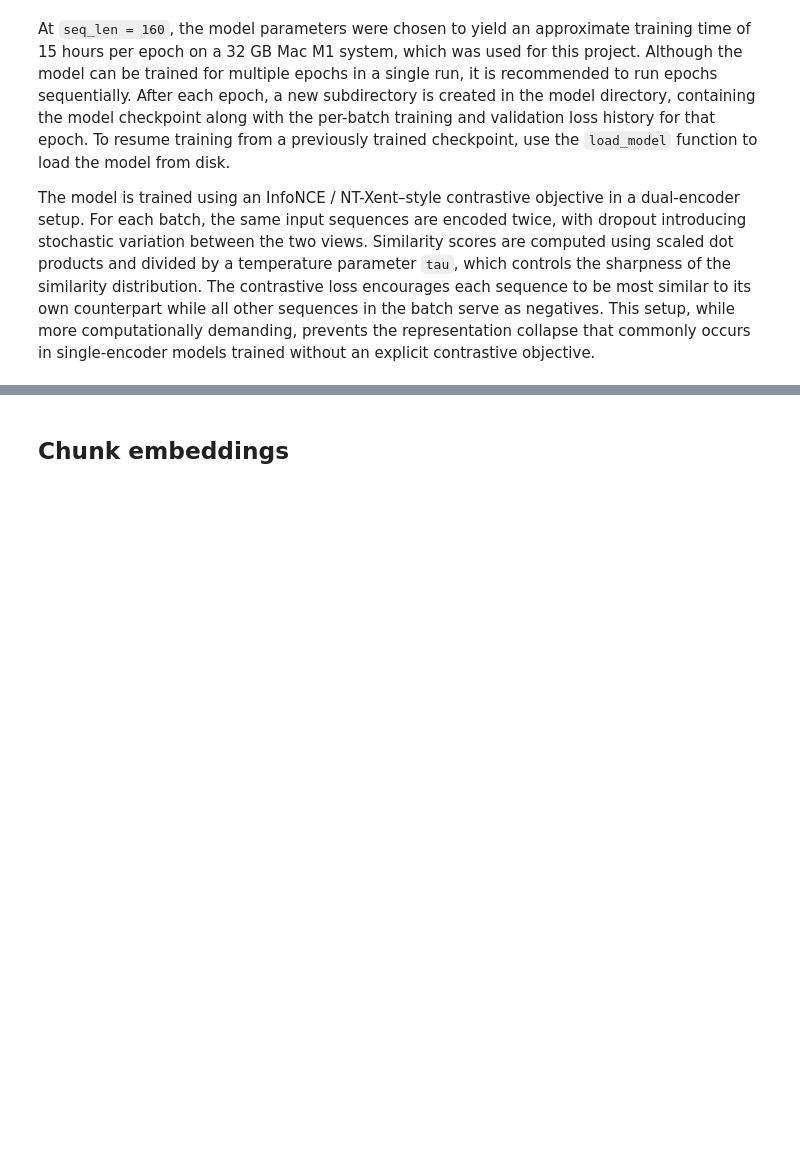
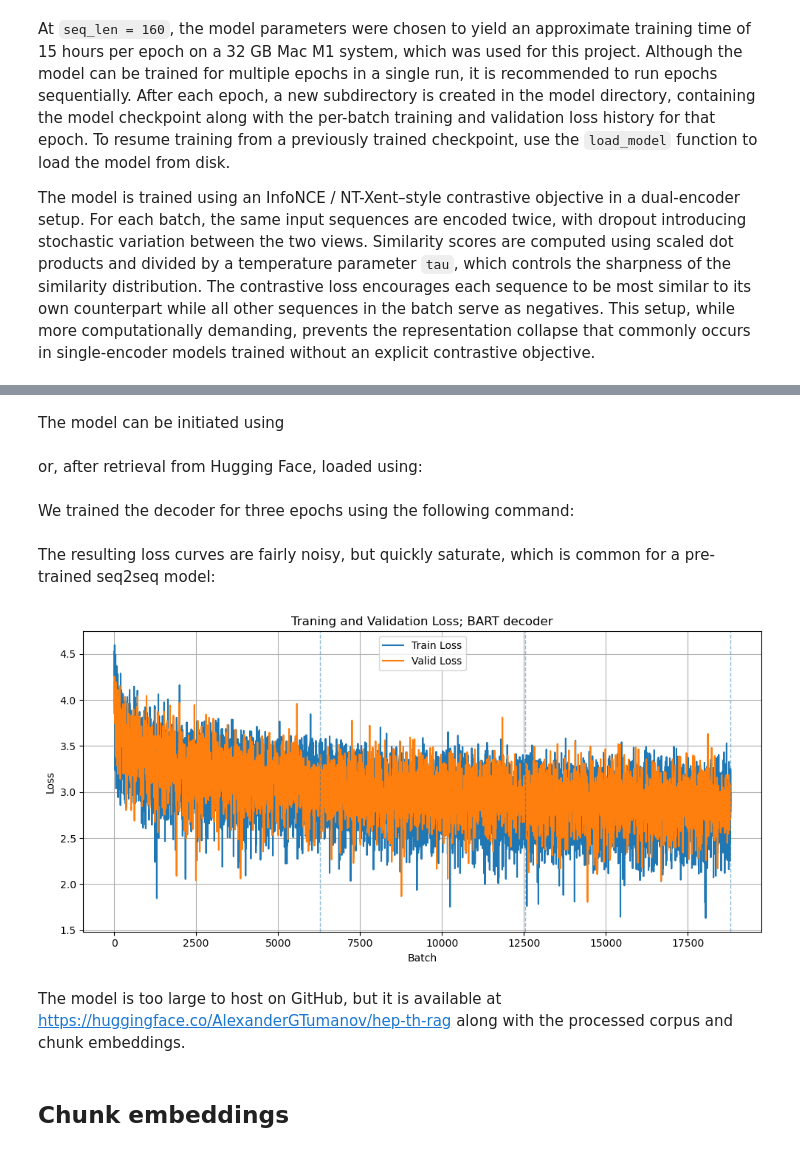
Before and after one commit to AlexanderGTumanov/hep-th-rag, a Jupyter notebook: notebooks/hep-th-rag.ipynb, the cells around one changed output, grey strips where cells are left out. Drawn from its saved outputs; the diff is of its cells as text; code cells hidden in the pictures; blank space fills up the shorter version.

Commit message:
Added CLS token and BART-based decoder

```diff
--- a/notebooks/hep-th-rag.ipynb
+++ b/notebooks/hep-th-rag.ipynb
@@ -157,0 +194,2 @@ Both models follow the same coarse trajectory, which indicates that the dominant
+# %% [markdown]
+The model can be initiated using
@@ -157,0 +198,2 @@ Both models follow the same coarse trajectory, which indicates that the dominant
+# %% [markdown]
+or, after retrieval from Hugging Face, loaded using:
@@ -157,0 +202,2 @@ Both models follow the same coarse trajectory, which indicates that the dominant
+# %% [markdown]
+We trained the decoder for three epochs using the following command:
@@ -158,3 +215,13 @@ Both models follow the same coarse trajectory, which indicates that the dominant
+# %% [markdown]
+The resulting loss curves are fairly noisy, but quickly saturate, which is common for a pre-trained seq2seq model:
+# %%
+history = encoder.load_history('../decoder/model_bart/history.pt')
+
+encoder.plot_history(history, log_x = False, log_y = False, batches_per_epoch = 6268, title = "Traning and Validation Loss; BART decoder")
+# %% [output]
+[figure, added]
+# %% [markdown]
+The model is too large to host on GitHub, but it is available at https://huggingface.co/AlexanderGTumanov/hep-th-rag along with the processed corpus and chunk embeddings.
 # %% [markdown]
 ## Chunk embeddings
 # %% [markdown]
```
Also changed, not shown: parts of 101 cells of this notebook, 24 other files.
